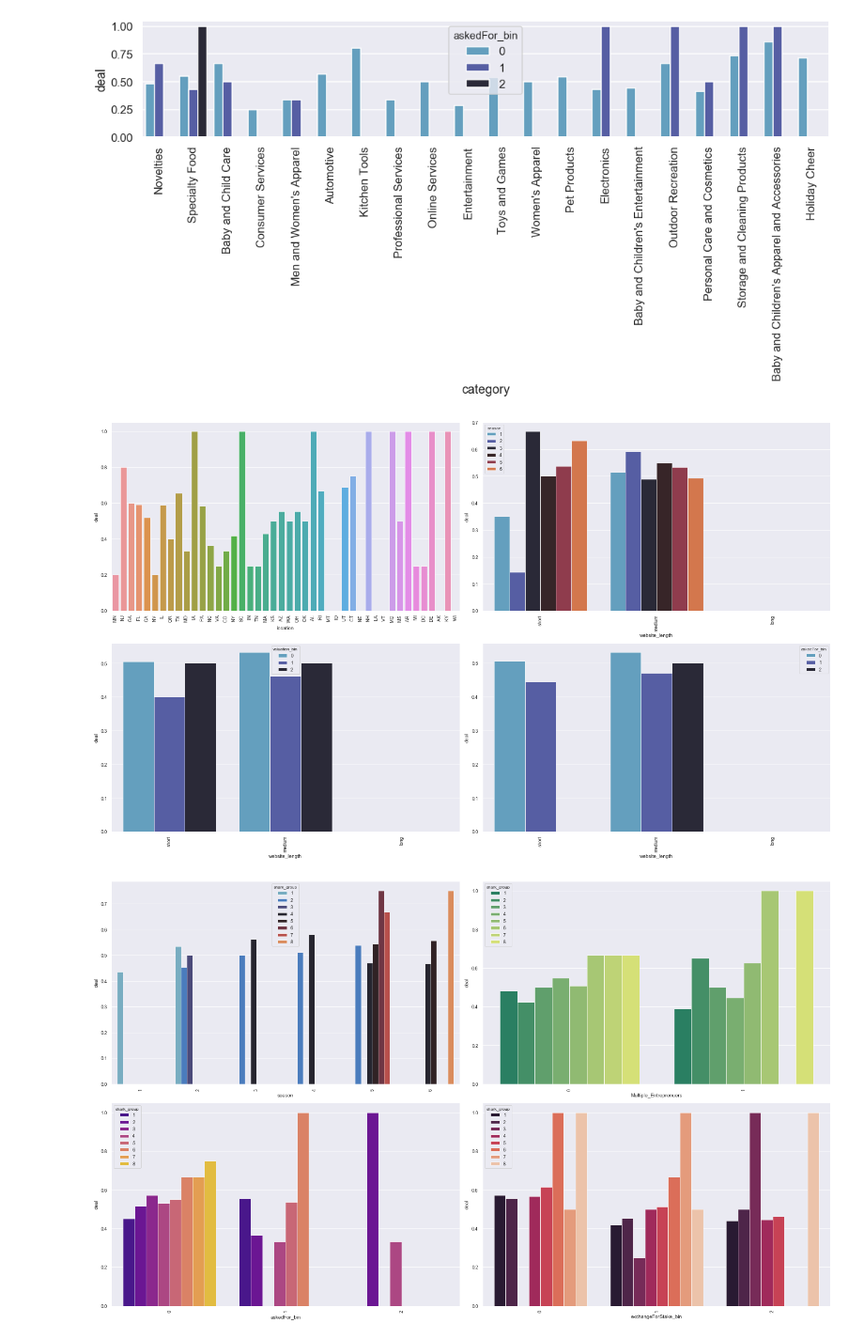
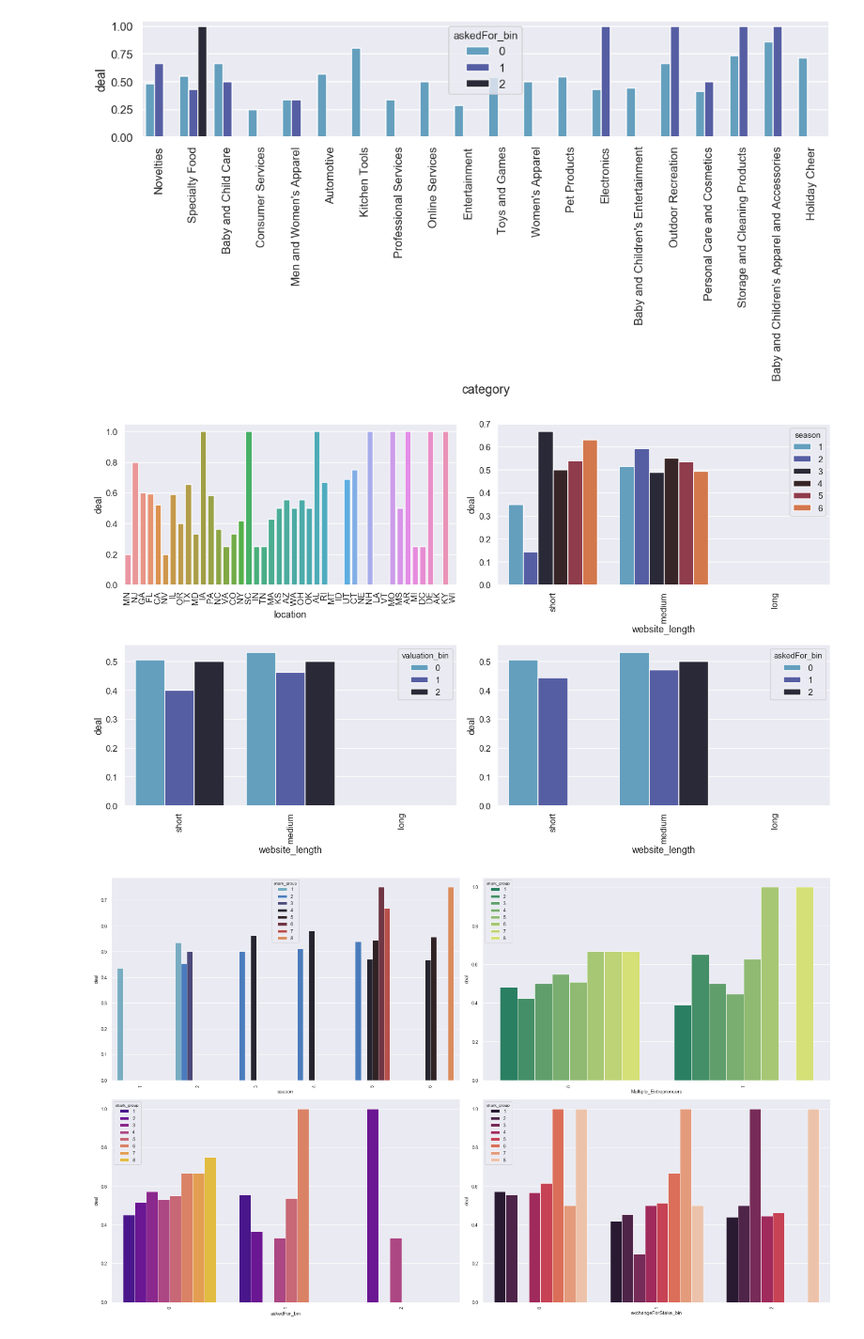
Before and after one commit to ArielJosephCohen/shark_tank, a Jupyter notebook: EDA.ipynb, the cells around one changed output. Shown at 94% size. Drawn from its saved outputs; the diff is of its cells as text; code cells hidden in the pictures.

```diff
--- a/EDA.ipynb
+++ b/EDA.ipynb
@@ -114,33 +114,33 @@ with sns.color_palette('icefire'):
 # %%
 with sns.color_palette('icefire'):
     with sns.axes_style('darkgrid'):
-        with sns.plotting_context('paper'):
+        with sns.plotting_context('talk'):
 
             plt.figure(figsize=(20,12))
 
             plt.subplot(2,2,1)
             sns.barplot(df.location,df.deal,ci=None)
             plt.xticks(rotation='vertical')
             plt.tight_layout()
 
             plt.subplot(2,2,2)
             sns.barplot(df.website_length,df.deal,ci=None,hue=df.season)
             plt.xticks(rotation='vertical')
             plt.tight_layout()
 
             plt.subplot(2,2,3)
             sns.barplot(df.website_length,df.deal,ci=None,hue=df.valuation_bin)
             plt.xticks(rotation='vertical')
             plt.tight_layout()
 
             plt.subplot(2,2,4)
             sns.barplot(df.website_length,df.deal,ci=None,hue=df.askedFor_bin)
             plt.xticks(rotation='vertical')
             plt.tight_layout()
 
             plt.show()
 # %% [output]
-[figure, old version]
+[figure, new version]
 # %%
 with sns.color_palette('icefire'):
     with sns.axes_style('darkgrid'):
```
Also changed, not shown: parts of 15 cells of this notebook.
